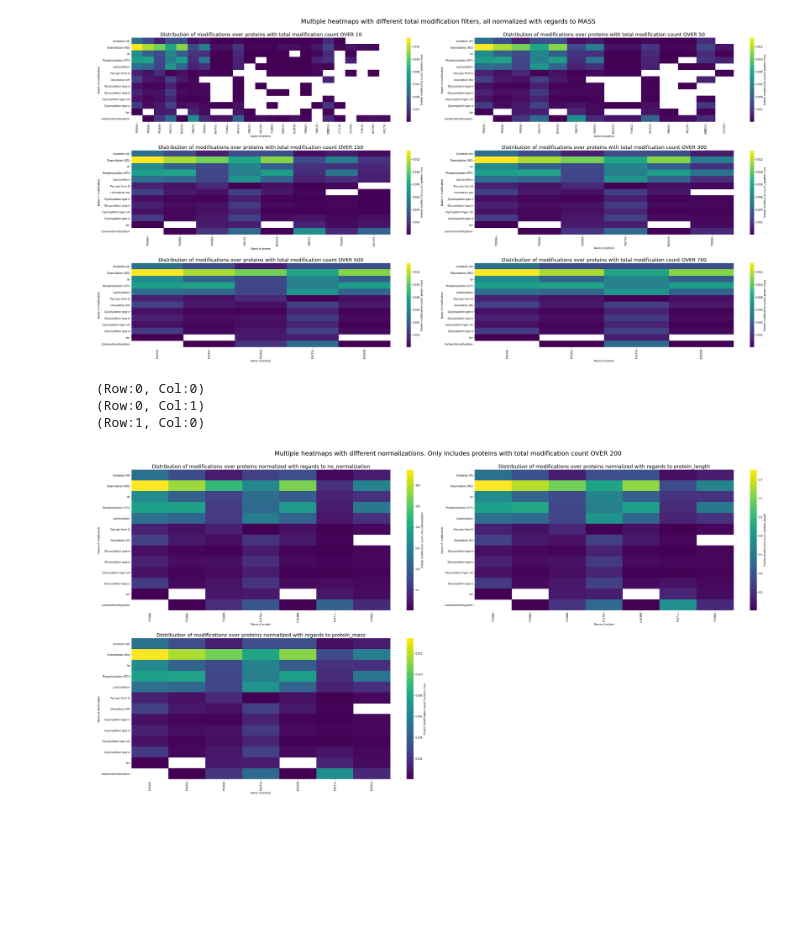
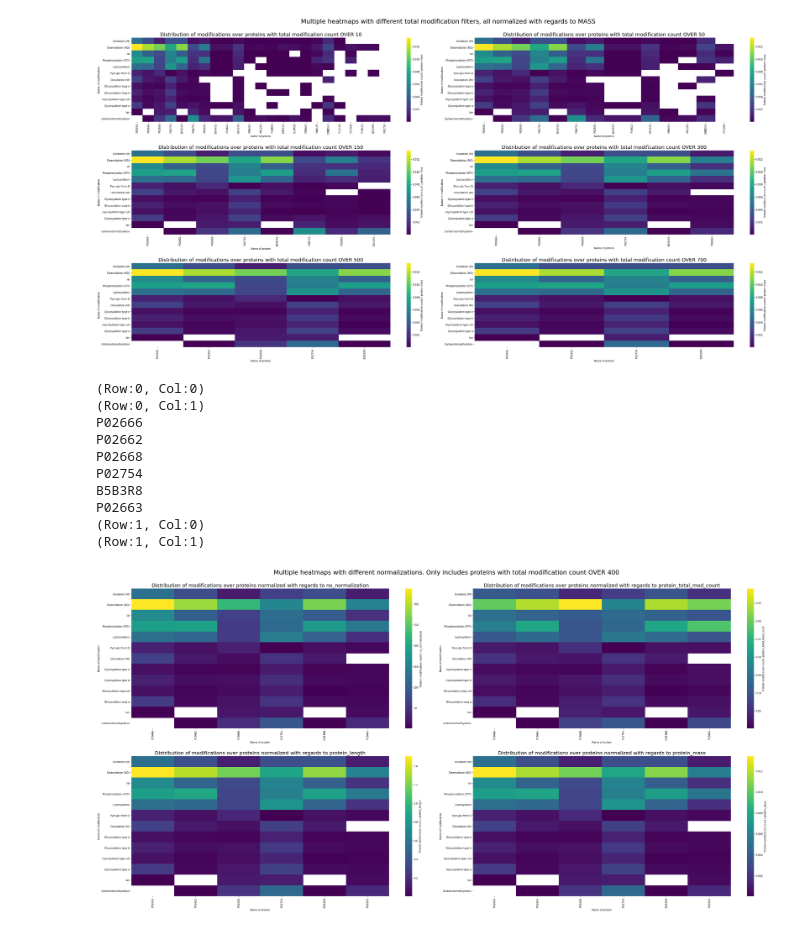
Before and after one commit to Munklinde96/Data_Visualization, a Jupyter notebook: viz_heatmap_modifications.ipynb, the cells around one changed output. Saved outputs shown, nothing was run; the diff lists cells and outputs as text; code cells hidden in the pictures; blank space fills up the shorter version.

```diff
--- a/viz_heatmap_modifications.ipynb
+++ b/viz_heatmap_modifications.ipynb
@@ -90,13 +49,0 @@ plt.show()
-# %%
-from utils import get_modification_count_per_protein
-
-modPd = pd.DataFrame(get_modification_count_per_protein(df, 100, "protein_length"))
-plt.figure(figsize=(16,10))
-ax = sns.heatmap(modPd, cmap="viridis", cbar_kws={'label': 'Protein modification count / protein length'})
-plt.title('Distribution of modifications over proteins with total modification count OVER 300 normalized with regards to LENGTH of the protein', fontsize = 20) # title with fontsize 20
-plt.xlabel('Protein name', fontsize = 15) # x-axis label with fontsize 15
-plt.ylabel('Modification type', fontsize = 15) # y-axis label with fontsize 15
-plt.xticks(rotation='vertical')
-
-plt.tight_layout()
-plt.show()
@@ -105,13 +49,0 @@ plt.show()
-# %%
-from utils import get_modification_count_per_protein
-
-modPd = pd.DataFrame(get_modification_count_per_protein(df, 100, "protein_mass"))
-plt.figure(figsize=(16,10))
-ax = sns.heatmap(modPd, cmap="viridis", cbar_kws={'label': 'Protein modification count / protein mass'})
-plt.title('Distribution of modifications over proteins with total modification count OVER 300 normalized with regards to MASS of the protein', fontsize = 20) # title with fontsize 20
-plt.xlabel('Protein name', fontsize = 15) # x-axis label with fontsize 15
-plt.ylabel('Modification type', fontsize = 15) # y-axis label with fontsize 15
-plt.xticks(rotation='vertical')
-
-plt.tight_layout()
-plt.show()
@@ -152,32 +82,42 @@ plt.show()
 # %%
 from utils import get_modification_count_per_protein
 import math
 
 modFilterTypeList = ['no_normalization', 'protein_total_mod_count', 'protein_length', 'protein_mass']
+# show different configurations
+filter = 400
 fig, axs = plt.subplots(ncols=2, nrows=math.ceil(len(modFilterTypeList)/2), figsize=(40,20))
+
 for index, filterType in enumerate(modFilterTypeList, start=1):
     row = math.floor((index-1)/2)
     col = 0
     if index % 2 == 0:
         col = 1
     print("(Row:{0}, Col:{1})".format(row,col))
-    modPd = pd.DataFrame(get_modification_count_per_protein(df, 200, filterType))
+    modPd = pd.DataFrame(get_modification_count_per_protein(df, filter, filterType))
     ax = sns.heatmap(modPd,cmap="viridis", cbar_kws={'label': "Protein modification count / {0}".format(filterType)}, ax=axs[row, col])
     ax.tick_params(axis='x', rotation=90)
     ax.set_xlabel('Name of protein')
     ax.set_ylabel('Name of modification')
     ax.set_title("Distribution of modifications over proteins normalized with regards to {0}".format(filterType), size=20)
 
 if len(modFilterTypeList) % 2 != 0:
     #axs[1, math.ceil(len(modFilterTypeList)/2)].set_axis_off()
     axs.flat[-1].set_visible(False)
 
-fig.suptitle('Multiple heatmaps with different normalizations. Only includes proteins with total modification count OVER 200', fontsize=25)
+fig.suptitle('Multiple heatmaps with different normalizations. Only includes proteins with total modification count OVER {0}'.format(filter), fontsize=25)
 
 fig.tight_layout(pad=3.0)
 plt.show()
 # %% [output]
 (Row:0, Col:0)
 (Row:0, Col:1)
+P02666
+P02662
+P02668
+P02754
+B5B3R8
+P02663
 (Row:1, Col:0)
+(Row:1, Col:1)
-[figure, old version]
+[figure, new version]
```
Also changed, not shown: parts of 5 cells of this notebook, 22 other files.
